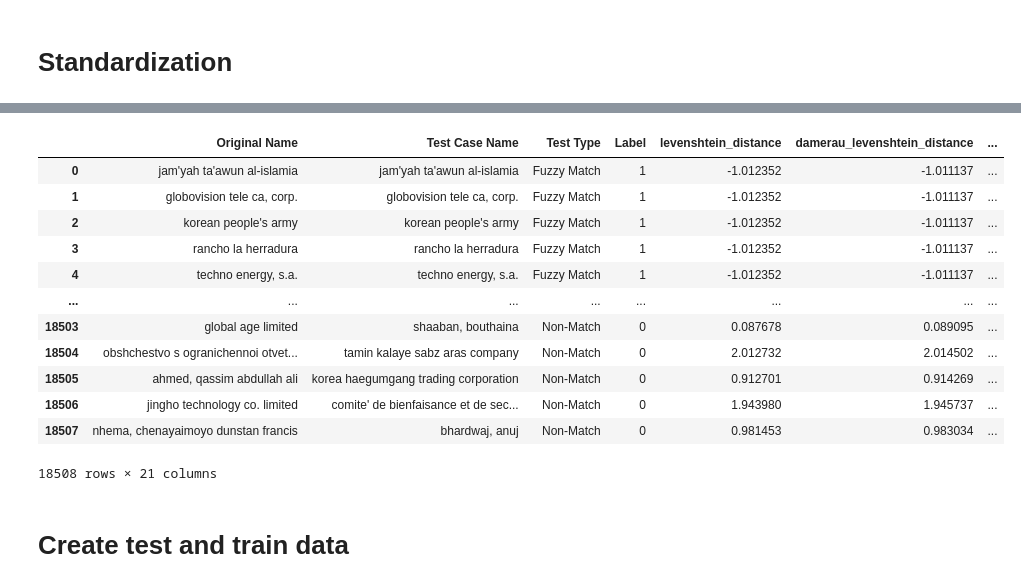
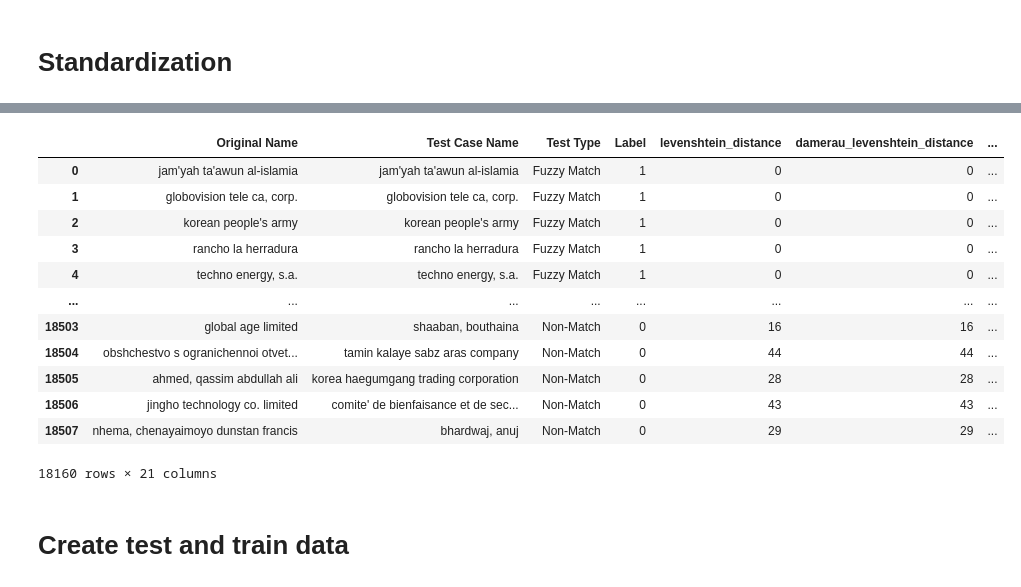
Before and after one commit to miki727/ABCNY_Project, a Jupyter notebook: Machine learning/Shuning Ma/ml_model_binary_noscore.ipynb, the cells around one changed output, grey strips where cells are left out. Drawn from its saved outputs; the diff is of its cells as text; code cells hidden in the pictures.

```diff
--- a/Machine learning/Shuning Ma/ml_model_binary_noscore.ipynb
+++ b/Machine learning/Shuning Ma/ml_model_binary_noscore.ipynb
@@ -152,3 +152,6 @@ df
 | 18506 | jingho technology co. limited | comite' de bienfaisance et de sec... | Non-Match | Not Match | 43 | 43 | ... |
 | 18507 | nhema, chenayaimoyo dunstan francis | bhardwaj, anuj | Non-Match | Not Match | 29 | 29 | ... |
 18508 rows × 21 columns
+# %%
+df = df[df['levenshtein_distance'] <= 50]
+df
@@ -176,20 +179,20 @@ scaled_df
 # %%
-scaled_df['Label'] = scaled_df['Label'].map({'Match' : 1, 'Not Match' : 0})
-scaled_df
+df['Label'] = df['Label'].map({'Match' : 1, 'Not Match' : 0})
+df
 # %% [output]
 |  | Original Name | Test Case Name | Test Type | Label | levenshtein_distance | damerau_levenshtein_distance | ... |
-| 0 | jam'yah ta'awun al-islamia | jam'yah ta'awun al-islamia | Fuzzy Match | 1 | -1.012352 | -1.011137 | ... |
-| 1 | globovision tele ca, corp. | globovision tele ca, corp. | Fuzzy Match | 1 | -1.012352 | -1.011137 | ... |
-| 2 | korean people's army | korean people's army | Fuzzy Match | 1 | -1.012352 | -1.011137 | ... |
-| 3 | rancho la herradura | rancho la herradura | Fuzzy Match | 1 | -1.012352 | -1.011137 | ... |
-| 4 | techno energy, s.a. | techno energy, s.a. | Fuzzy Match | 1 | -1.012352 | -1.011137 | ... |
+| 0 | jam'yah ta'awun al-islamia | jam'yah ta'awun al-islamia | Fuzzy Match | 1 | 0 | 0 | ... |
+| 1 | globovision tele ca, corp. | globovision tele ca, corp. | Fuzzy Match | 1 | 0 | 0 | ... |
+| 2 | korean people's army | korean people's army | Fuzzy Match | 1 | 0 | 0 | ... |
+| 3 | rancho la herradura | rancho la herradura | Fuzzy Match | 1 | 0 | 0 | ... |
+| 4 | techno energy, s.a. | techno energy, s.a. | Fuzzy Match | 1 | 0 | 0 | ... |
 | ... | ... | ... | ... | ... | ... | ... | ... |
-| 18503 | global age limited | shaaban, bouthaina | Non-Match | 0 | 0.087678 | 0.089095 | ... |
-| 18504 | obshchestvo s ogranichennoi otvet... | tamin kalaye sabz aras company | Non-Match | 0 | 2.012732 | 2.014502 | ... |
-| 18505 | ahmed, qassim abdullah ali | korea haegumgang trading corporation | Non-Match | 0 | 0.912701 | 0.914269 | ... |
-| 18506 | jingho technology co. limited | comite' de bienfaisance et de sec... | Non-Match | 0 | 1.943980 | 1.945737 | ... |
-| 18507 | nhema, chenayaimoyo dunstan francis | bhardwaj, anuj | Non-Match | 0 | 0.981453 | 0.983034 | ... |
+| 18503 | global age limited | shaaban, bouthaina | Non-Match | 0 | 16 | 16 | ... |
+| 18504 | obshchestvo s ogranichennoi otvet... | tamin kalaye sabz aras company | Non-Match | 0 | 44 | 44 | ... |
+| 18505 | ahmed, qassim abdullah ali | korea haegumgang trading corporation | Non-Match | 0 | 28 | 28 | ... |
+| 18506 | jingho technology co. limited | comite' de bienfaisance et de sec... | Non-Match | 0 | 43 | 43 | ... |
+| 18507 | nhema, chenayaimoyo dunstan francis | bhardwaj, anuj | Non-Match | 0 | 29 | 29 | ... |
-18508 rows × 21 columns
+18160 rows × 21 columns
 # %% [markdown]
 # Create test and train data
 # %%
```
Also changed, not shown: parts of 14 cells of this notebook.
